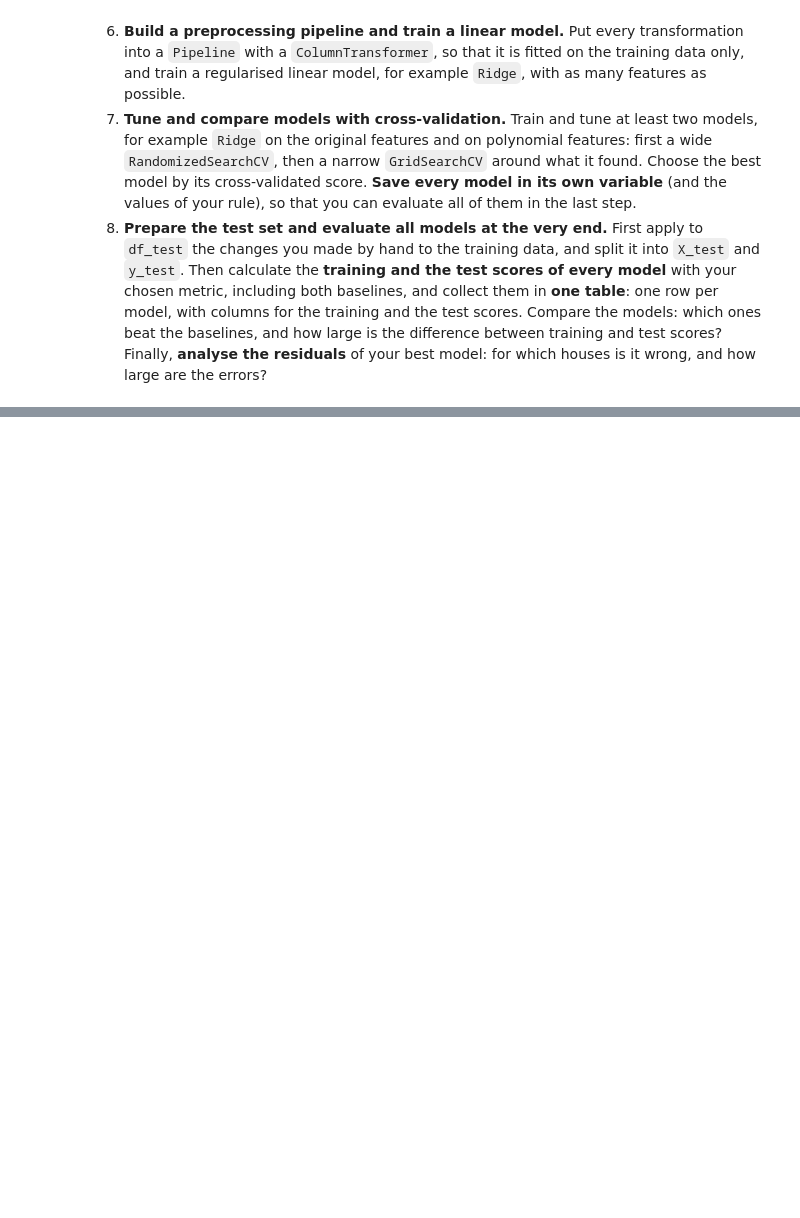
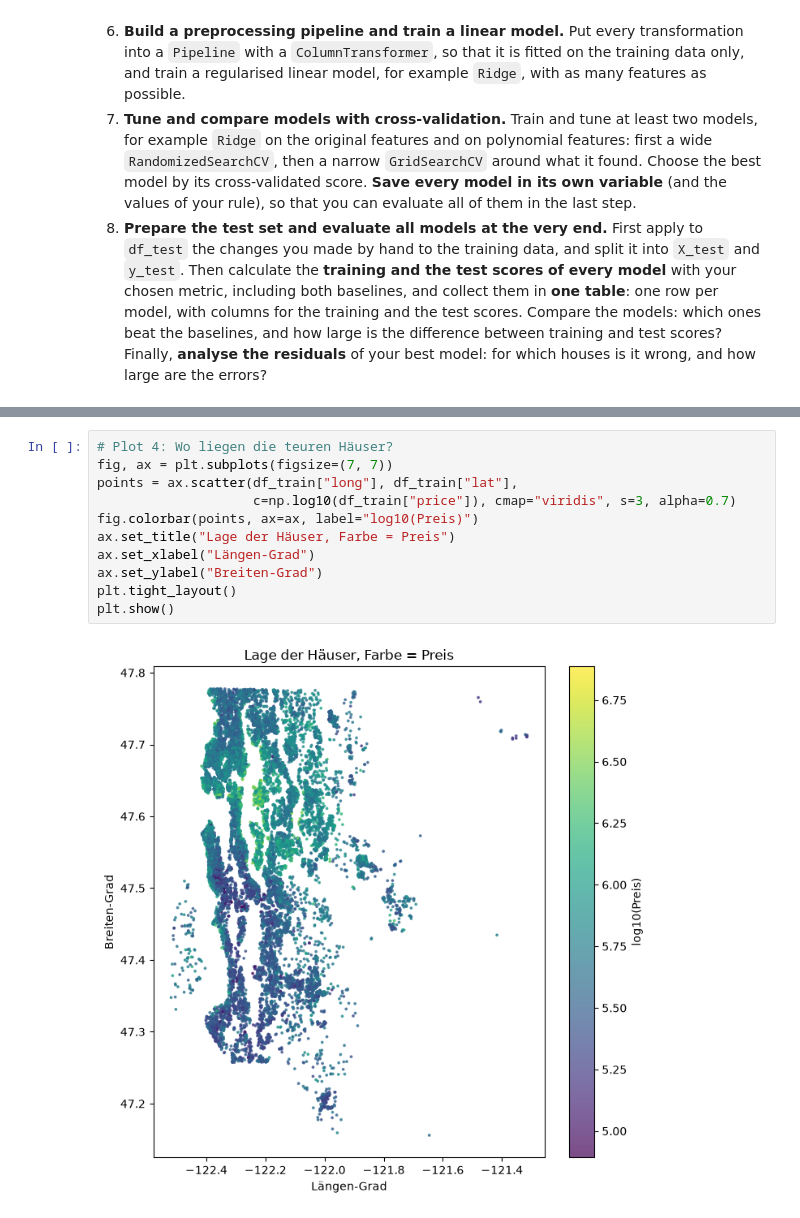
Before and after one commit to lexandros-dev/project-king-country, a Jupyter notebook: 02_king_county_project.ipynb, the cells around one changed output, grey strips where cells are left out. Drawn from its saved outputs; the diff is of its cells as text; blank space fills up the shorter version.

```diff
--- a/02_king_county_project.ipynb
+++ b/02_king_county_project.ipynb
@@ -79,0 +247,13 @@ from sklearn.metrics import root_mean_squared_error, mean_absolute_error, r2_sco
+# %%
+# Plot 4: Wo liegen die teuren Häuser?
+fig, ax = plt.subplots(figsize=(7, 7))
+points = ax.scatter(df_train["long"], df_train["lat"],
+                    c=np.log10(df_train["price"]), cmap="viridis", s=3, alpha=0.7)
+fig.colorbar(points, ax=ax, label="log10(Preis)")
+ax.set_title("Lage der Häuser, Farbe = Preis")
+ax.set_xlabel("Längen-Grad")
+ax.set_ylabel("Breiten-Grad")
+plt.tight_layout()
+plt.show()
+# %% [output]
+[figure, added]
```
Also changed, not shown: parts of 24 cells of this notebook.
